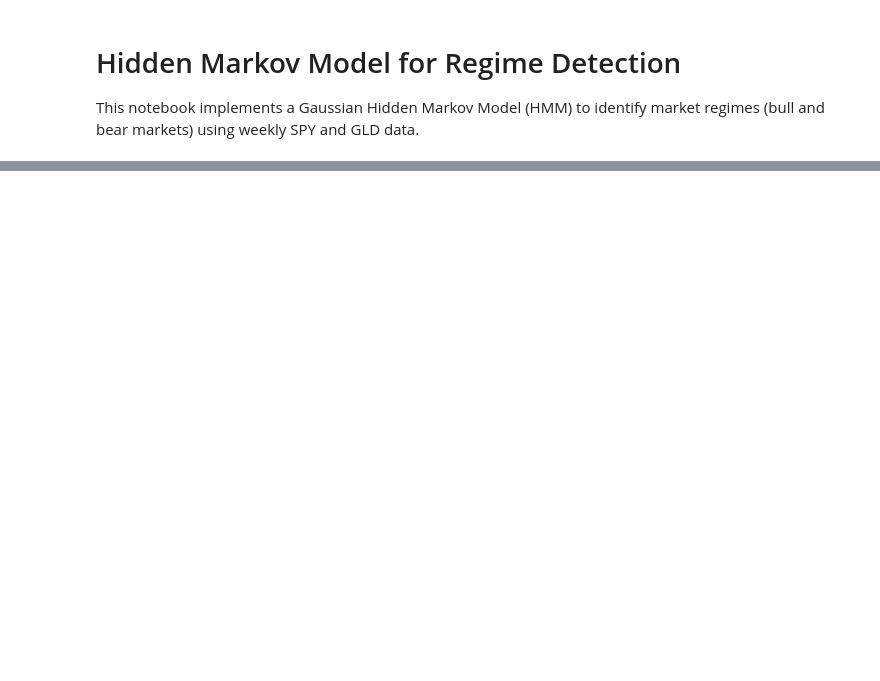
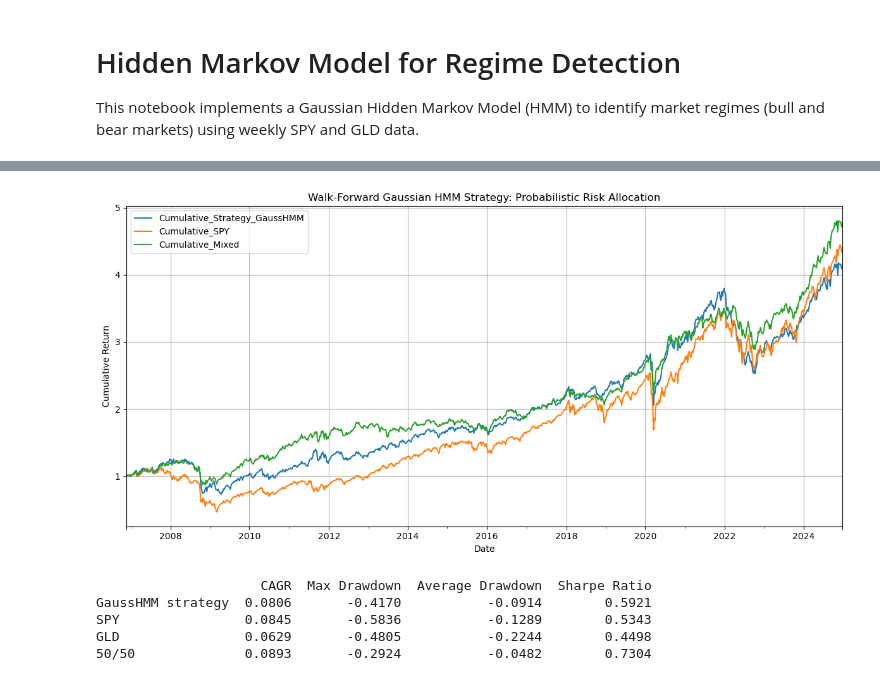
Before and after one commit to tommasoravasio/HMM-SPY-GLD-Strategy, a Jupyter notebook: hmm_strategy.ipynb, the cells around one changed output, grey strips where cells are left out. Cells and saved outputs as stored; diff of their text form; code cells hidden in the pictures; blank space fills up the shorter version.

```diff
--- a/hmm_strategy.ipynb
+++ b/hmm_strategy.ipynb
@@ -301,0 +217,27 @@ GLD              0.1045       -0.5461           -0.0999        0.6316
+# %%
+strategy_df_gauss['Mixed_Returns'] = np.log( 0.5 * np.exp(strategy_df_gauss['SPY_Return']) + 0.5 * np.exp(strategy_df_gauss['GLD_Return']) )
+strategy_df_gauss['Cumulative_Mixed'] = (1+strategy_df_gauss['Mixed_Returns']).cumprod()
+# %%
+strategy_df_gauss[['Cumulative_Strategy_GaussHMM', 'Cumulative_SPY','Cumulative_Mixed']].plot(figsize=(12, 6))
+plt.title("Walk-Forward Gaussian HMM Strategy: Probabilistic Risk Allocation")
+plt.ylabel("Cumulative Return")
+plt.grid(True)
+plt.tight_layout()
+plt.show()
+# %% [output]
+[figure, added]
+# %%
+stats_mixed = compute_stats(strategy_df_gauss['Mixed_Returns'],freq='W' )
+
+report = pd.DataFrame(
+    [stats_strategy_gauss, stats_spy, stats_gld, stats_mixed],
+    index=['GaussHMM strategy', 'SPY', 'GLD','50/50']
+)
+
+print(report.round(4))
+# %% [output]
+                     CAGR  Max Drawdown  Average Drawdown  Sharpe Ratio
+GaussHMM strategy  0.0806       -0.4170           -0.0914        0.5921
+SPY                0.0845       -0.5836           -0.1289        0.5343
+GLD                0.0629       -0.4805           -0.2244        0.4498
+50/50              0.0893       -0.2924           -0.0482        0.7304
```
Also changed, not shown: parts of 50 cells of this notebook, 6 other files.
